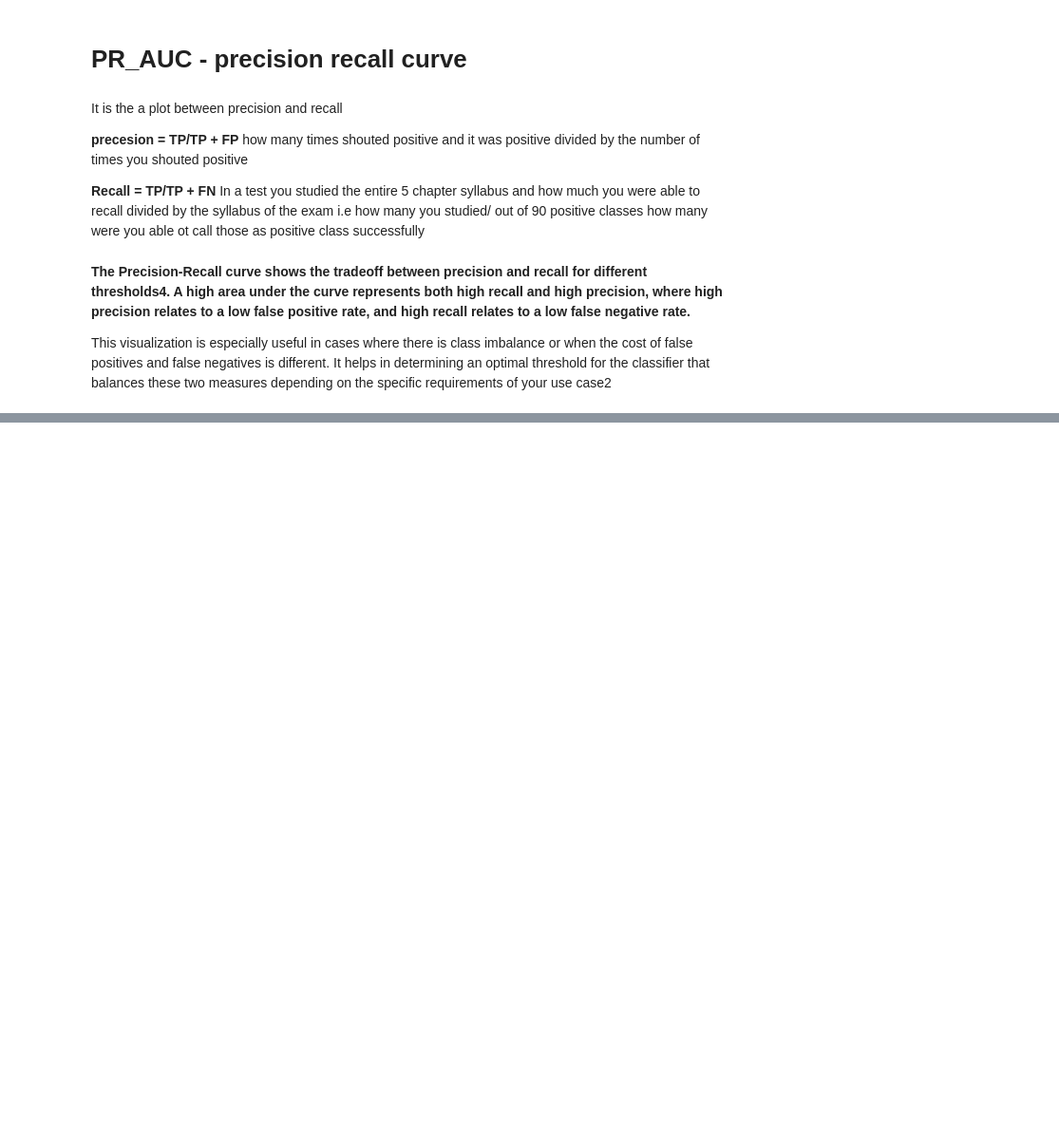
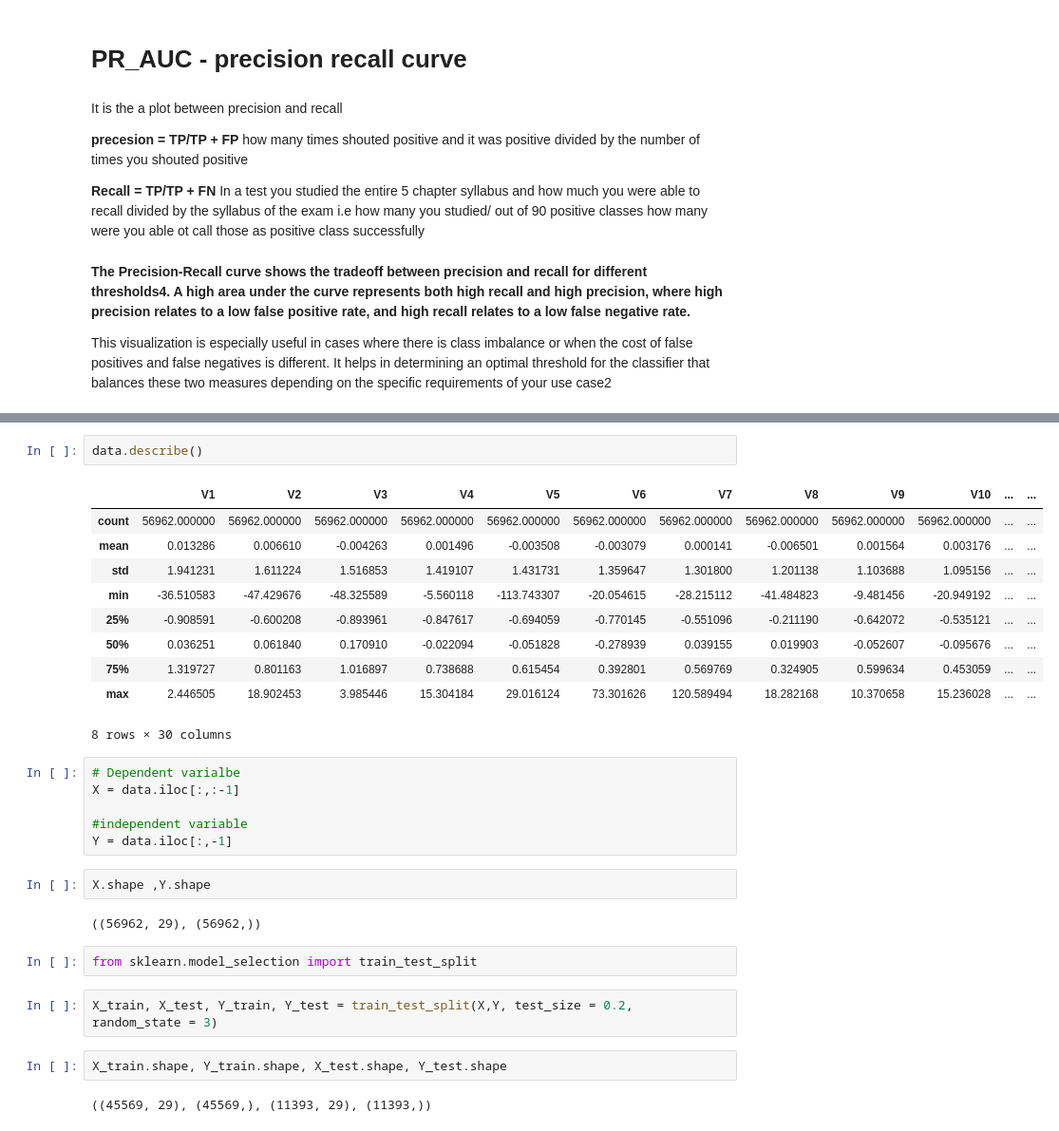
Before and after one commit to Agramoflife/My_machine_learning_notebooks, a Jupyter notebook: Handling Imbalance data set.ipynb, the cells around one changed output, grey strips where cells are left out. Shown at 95% size. Cells and saved outputs as stored; diff of their text form; blank space fills up the shorter version.

```diff
--- a/Handling Imbalance data set.ipynb
+++ b/Handling Imbalance data set.ipynb
@@ -155,0 +184,31 @@ This visualization is especially useful in cases where there is class imbalance
+# %%
+data.describe()
+# %% [output]
+|  | V1 | V2 | V3 | V4 | V5 | V6 | V7 | V8 | V9 | V10 | ... | ... |
+| count | 56962.000000 | 56962.000000 | 56962.000000 | 56962.000000 | 56962.000000 | 56962.000000 | 56962.000000 | 56962.000000 | 56962.000000 | 56962.000000 | ... | ... |
+| mean | 0.013286 | 0.006610 | -0.004263 | 0.001496 | -0.003508 | -0.003079 | 0.000141 | -0.006501 | 0.001564 | 0.003176 | ... | ... |
+| std | 1.941231 | 1.611224 | 1.516853 | 1.419107 | 1.431731 | 1.359647 | 1.301800 | 1.201138 | 1.103688 | 1.095156 | ... | ... |
+| min | -36.510583 | -47.429676 | -48.325589 | -5.560118 | -113.743307 | -20.054615 | -28.215112 | -41.484823 | -9.481456 | -20.949192 | ... | ... |
+| 25% | -0.908591 | -0.600208 | -0.893961 | -0.847617 | -0.694059 | -0.770145 | -0.551096 | -0.211190 | -0.642072 | -0.535121 | ... | ... |
+| 50% | 0.036251 | 0.061840 | 0.170910 | -0.022094 | -0.051828 | -0.278939 | 0.039155 | 0.019903 | -0.052607 | -0.095676 | ... | ... |
+| 75% | 1.319727 | 0.801163 | 1.016897 | 0.738688 | 0.615454 | 0.392801 | 0.569769 | 0.324905 | 0.599634 | 0.453059 | ... | ... |
+| max | 2.446505 | 18.902453 | 3.985446 | 15.304184 | 29.016124 | 73.301626 | 120.589494 | 18.282168 | 10.370658 | 15.236028 | ... | ... |
+8 rows × 30 columns
+# %%
+# Dependent varialbe
+X = data.iloc[:,:-1]
+
+#independent variable
+Y = data.iloc[:,-1]
+# %%
+X.shape ,Y.shape
+# %% [output]
+((56962, 29), (56962,))
+# %%
+from sklearn.model_selection import train_test_split
+# %%
+X_train, X_test, Y_train, Y_test = train_test_split(X,Y, test_size = 0.2, random_state = 3)
+# %%
+X_train.shape, Y_train.shape, X_test.shape, Y_test.shape
+# %% [output]
+((45569, 29), (45569,), (11393, 29), (11393,))
```
Also changed, not shown: parts of 8 cells of this notebook.
